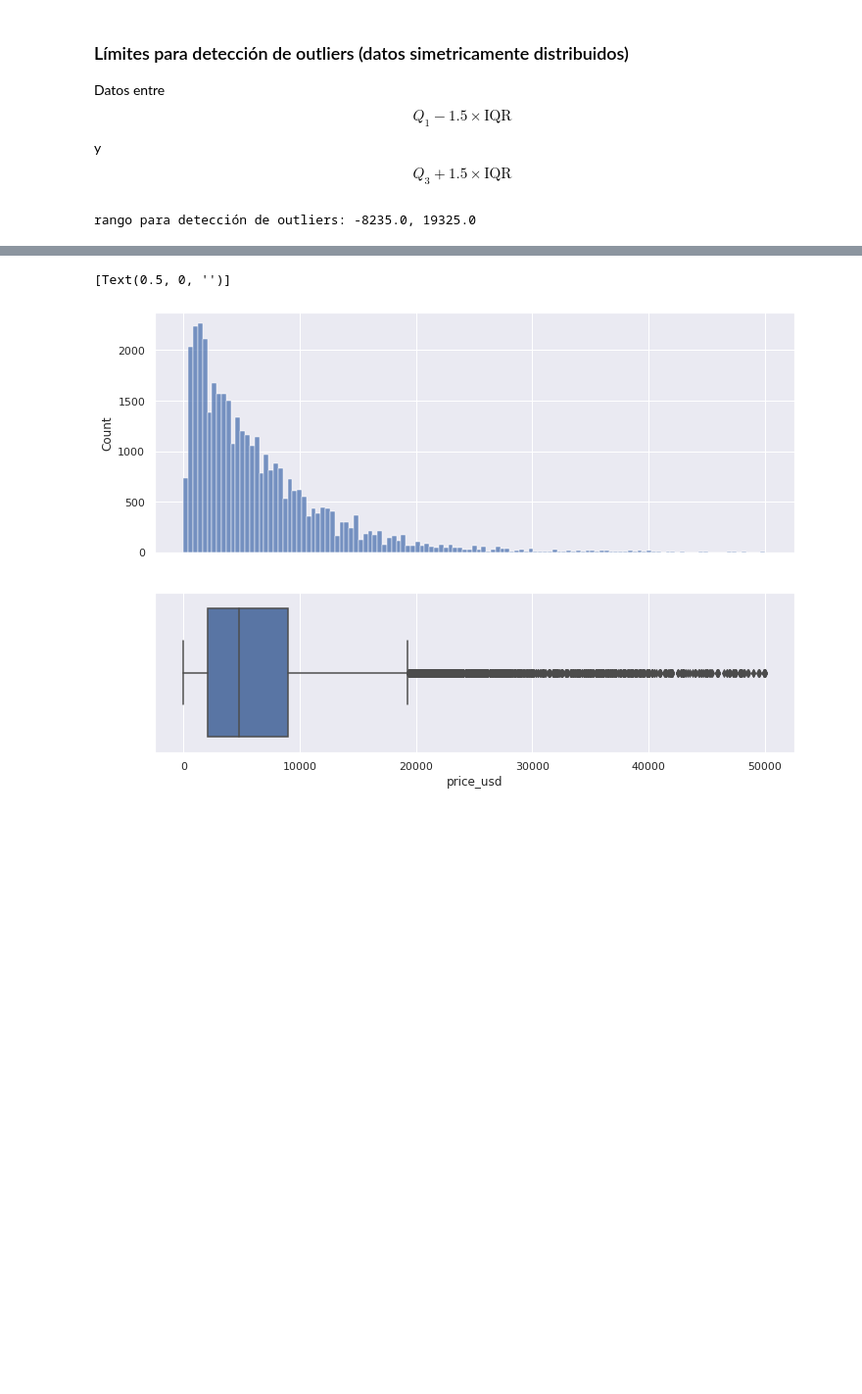
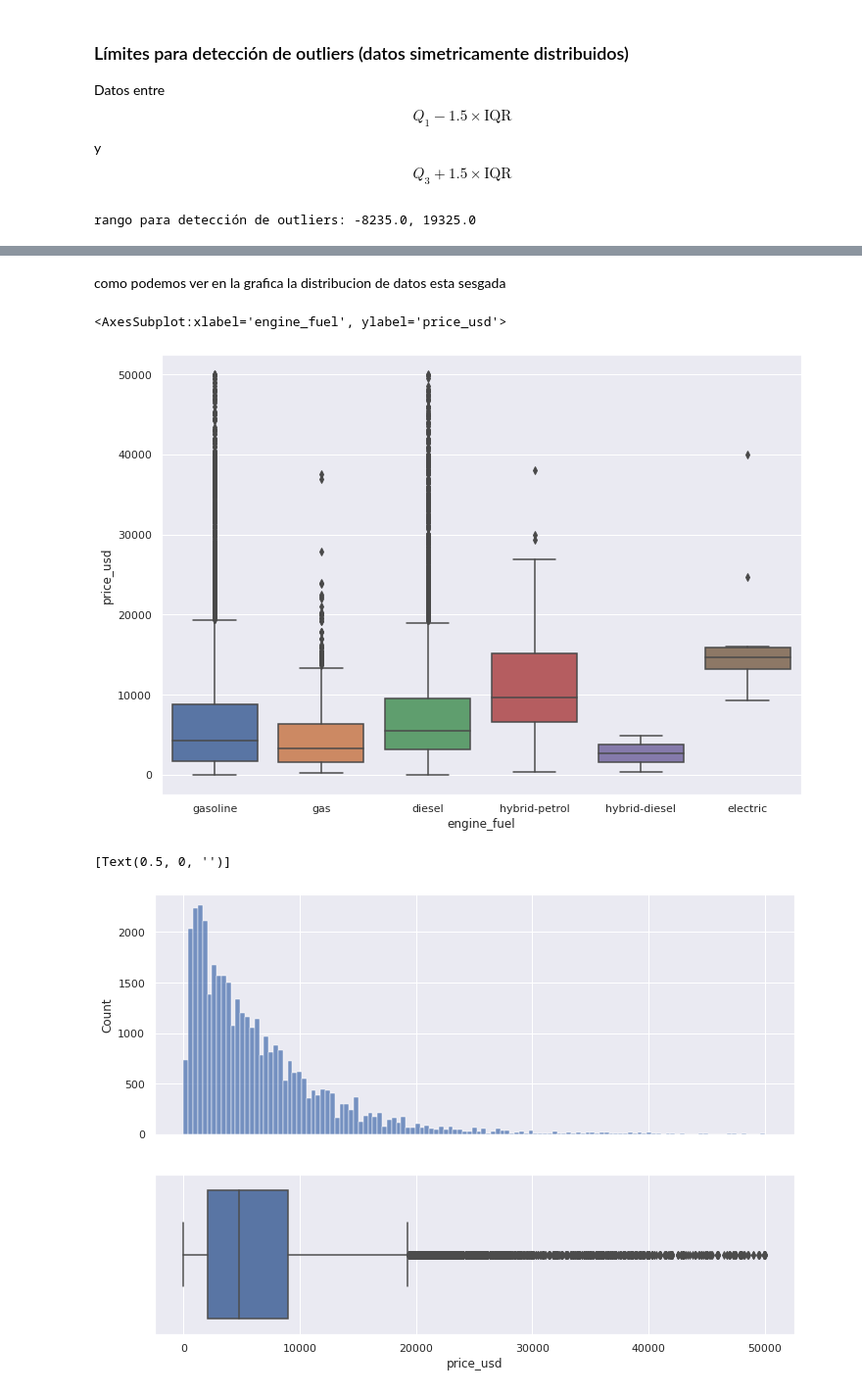
Before and after one commit to LuisReyes98/platzi-estadistica-data-science-ejercicio, a Jupyter notebook: [clase-10]medidas-dispersion.ipynb, the cells around one changed output, grey strips where cells are left out. Shown at 98% size. Saved outputs shown, nothing was run; the diff lists cells and outputs as text; code cells hidden in the pictures; blank space fills up the shorter version.

```diff
--- a/[clase-10]medidas-dispersion.ipynb
+++ b/[clase-10]medidas-dispersion.ipynb
@@ -47,3 +142,10 @@ rango para detección de outliers: -8235.0, 19325.0
+# %% [markdown]
+como podemos ver en la grafica la distribucion de datos esta sesgada
+# %%
+sns.boxplot(x = 'engine_fuel', y= 'price_usd', data=df)
+# %% [output]
+<AxesSubplot:xlabel='engine_fuel', ylabel='price_usd'>
+[figure, added]
 # %%
 sns.set(rc={'figure.figsize':(11.7,8.27)})
 f, (ax_hist, ax_box) = plt.subplots(2, sharex=True, gridspec_kw={"height_ratios": (.6, .4)})
```
Also changed, not shown: parts of 8 cells of this notebook, 2 other files.
